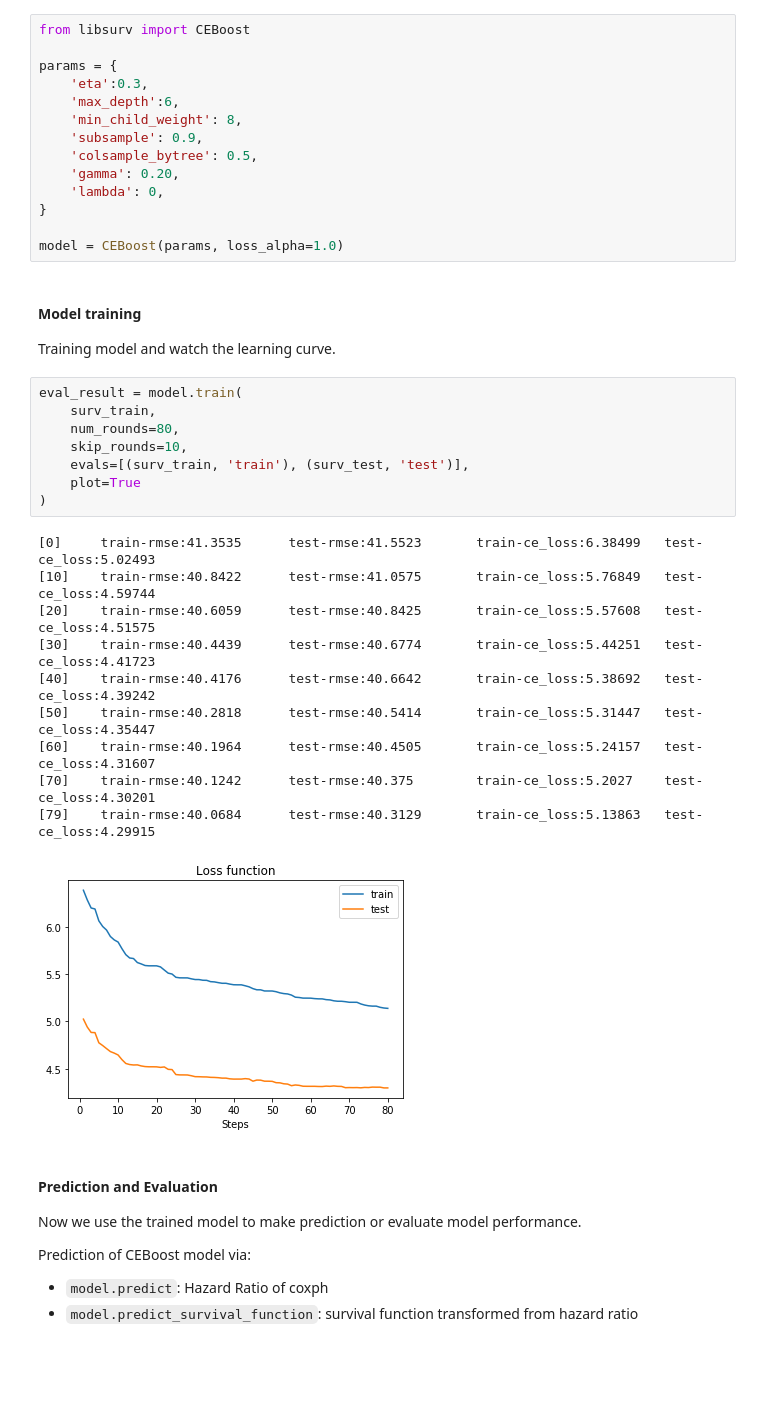
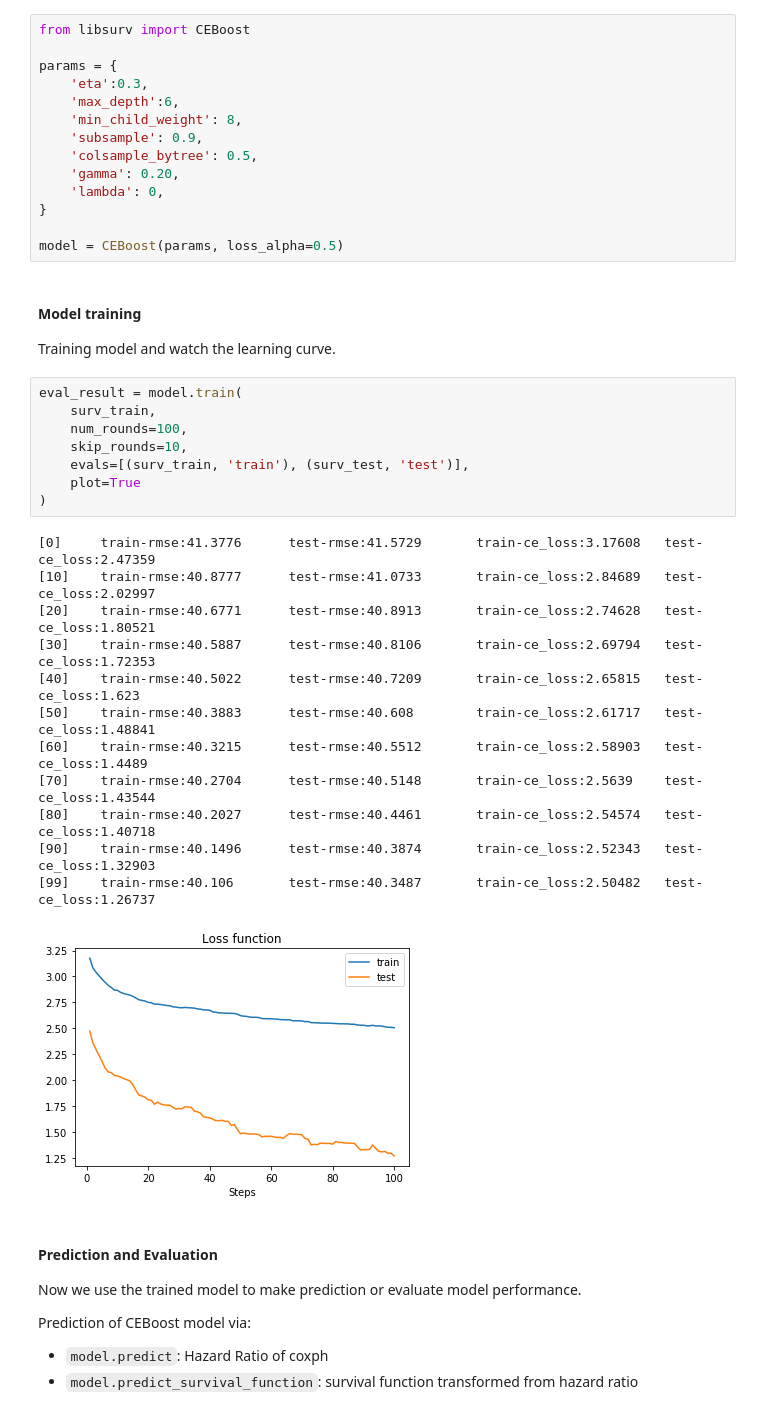
Before and after one commit to liupei101/libsurv, a Jupyter notebook: examples/Model_CEBoost.ipynb, the cells around one changed output. Cells and saved outputs as stored; diff of their text form; blank space fills up the shorter version.

Commit message:
Module Test: Finished test of CEBoost.

```diff
--- a/examples/Model_CEBoost.ipynb
+++ b/examples/Model_CEBoost.ipynb
@@ -109,7 +109,7 @@ params = {
     'lambda': 0,
 }
 
-model = CEBoost(params, loss_alpha=1.0)
+model = CEBoost(params, loss_alpha=0.5)
 # %% [markdown]
 #### Model training
 
@@ -117,22 +117,24 @@ Training model and watch the learning curve.
 # %%
 eval_result = model.train(
     surv_train,
-    num_rounds=80,
+    num_rounds=100,
     skip_rounds=10,
     evals=[(surv_train, 'train'), (surv_test, 'test')],
     plot=True
 )
 # %% [output]
-[0]     train-rmse:41.3535      test-rmse:41.5523       train-ce_loss:6.38499   test-ce_loss:5.02493
-[10]    train-rmse:40.8422      test-rmse:41.0575       train-ce_loss:5.76849   test-ce_loss:4.59744
-[20]    train-rmse:40.6059      test-rmse:40.8425       train-ce_loss:5.57608   test-ce_loss:4.51575
-[30]    train-rmse:40.4439      test-rmse:40.6774       train-ce_loss:5.44251   test-ce_loss:4.41723
-[40]    train-rmse:40.4176      test-rmse:40.6642       train-ce_loss:5.38692   test-ce_loss:4.39242
-[50]    train-rmse:40.2818      test-rmse:40.5414       train-ce_loss:5.31447   test-ce_loss:4.35447
-[60]    train-rmse:40.1964      test-rmse:40.4505       train-ce_loss:5.24157   test-ce_loss:4.31607
-[70]    train-rmse:40.1242      test-rmse:40.375        train-ce_loss:5.2027    test-ce_loss:4.30201
-[79]    train-rmse:40.0684      test-rmse:40.3129       train-ce_loss:5.13863   test-ce_loss:4.29915
+[0]     train-rmse:41.3776      test-rmse:41.5729       train-ce_loss:3.17608   test-ce_loss:2.47359
+[10]    train-rmse:40.8777      test-rmse:41.0733       train-ce_loss:2.84689   test-ce_loss:2.02997
+[20]    train-rmse:40.6771      test-rmse:40.8913       train-ce_loss:2.74628   test-ce_loss:1.80521
+[30]    train-rmse:40.5887      test-rmse:40.8106       train-ce_loss:2.69794   test-ce_loss:1.72353
+[40]    train-rmse:40.5022      test-rmse:40.7209       train-ce_loss:2.65815   test-ce_loss:1.623
+[50]    train-rmse:40.3883      test-rmse:40.608        train-ce_loss:2.61717   test-ce_loss:1.48841
+[60]    train-rmse:40.3215      test-rmse:40.5512       train-ce_loss:2.58903   test-ce_loss:1.4489
+[70]    train-rmse:40.2704      test-rmse:40.5148       train-ce_loss:2.5639    test-ce_loss:1.43544
+[80]    train-rmse:40.2027      test-rmse:40.4461       train-ce_loss:2.54574   test-ce_loss:1.40718
+[90]    train-rmse:40.1496      test-rmse:40.3874       train-ce_loss:2.52343   test-ce_loss:1.32903
+[99]    train-rmse:40.106       test-rmse:40.3487       train-ce_loss:2.50482   test-ce_loss:1.26737
-[figure, old version]
+[figure, new version]
 # %% [markdown]
 #### Prediction and Evaluation
 
```
Also changed, not shown: parts of 3 cells of this notebook, 3 other files.
